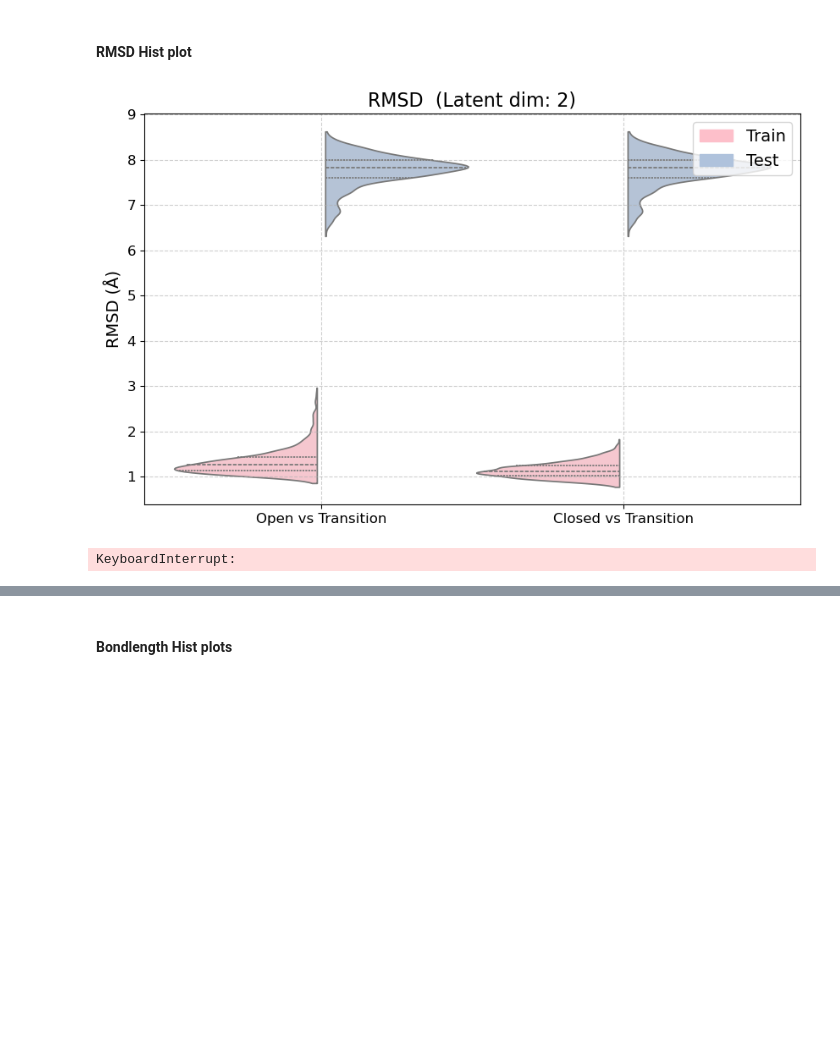
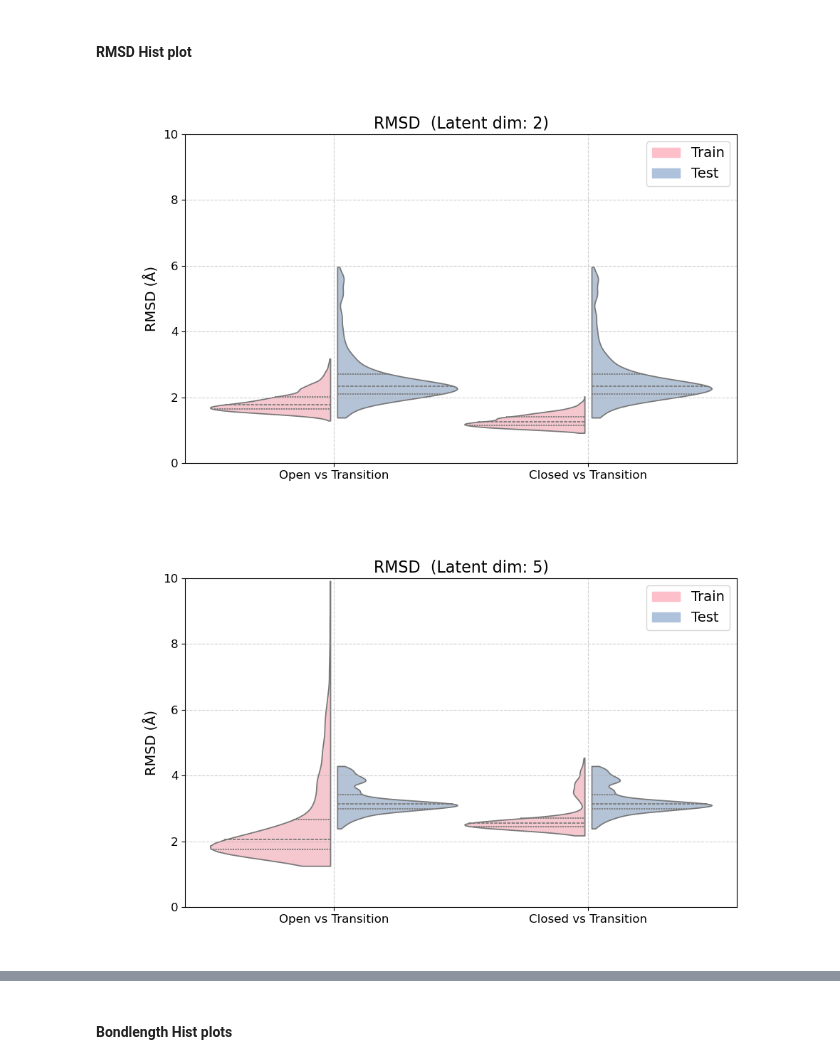
Before and after one commit to briandaniel14/molearn, a Jupyter notebook: analysis/cnn_multi_dim.ipynb, the cells around one changed output, grey strips where cells are left out. Cells and saved outputs as stored; diff of their text form; code cells hidden in the pictures; blank space fills up the shorter version.

Commit message:
removed data from previous commit

```diff
--- a/analysis/cnn_multi_dim.ipynb
+++ b/analysis/cnn_multi_dim.ipynb
@@ -32,21 +32,21 @@ mean = json.load(open("../data/data_statistics_full.json"))["mean"]
 std = json.load(open("../data/data_statistics_full.json"))["std"]
 
 data_closed = PDBData(
-    filename=["../data/full_MurD_closed.pdb"],
+    filename=["../data/full_murd_closed.pdb"],
     atoms=atoms,
     fix_terminal=True,
 )
 _ = data_closed.prepare_dataset(mean=mean, std=std)
 
 data_open = PDBData(
-    filename=["../data/full_MurD_open.pdb"],
+    filename=["../data/full_murd_open.pdb"],
     atoms=atoms,
     fix_terminal=True,
 )
 _ = data_open.prepare_dataset(mean=mean, std=std)
 
 data_test = PDBData(
-    filename=["../data/MurD_closed_apo.pdb"],
+    filename=["../data/full_murd_closed_open_1.pdb"],
     atoms=atoms,
     fix_terminal=True,
 )
@@ -187,24 +187,24 @@ plt.show()
 # %%
 from molearn.analysis.plot import plot_rmsd_hist
 
-latent_dims = [2, 4, 10]
+latent_dims = [2, 5, 9]
 
 for latent_dim in latent_dims:
     rmsd_train_open = MAs[latent_dim].get_error('train_open')
     rmsd_train_closed = MAs[latent_dim].get_error('train_closed')
     rmsd_test_trans = MAs[latent_dim].get_error('test_trans')
 
     rmsd_plot_data = [
         ("train_open", "test_trans", "Open vs Transition", "train", "test"),
         ("train_closed", "test_trans", "Closed vs Transition", "train", "test"),
     ]
 
     plot_rmsd_hist(
         MAs[latent_dim],
         plot_data=rmsd_plot_data,
         dpi=150,
         latent_dim=latent_dim,
     )
 # %% [output]
-[figure, old version]
+[figure, new version]
-KeyboardInterrupt:
+[figure, added]
```
Also changed, not shown: parts of 11 cells of this notebook, 47 other files.
